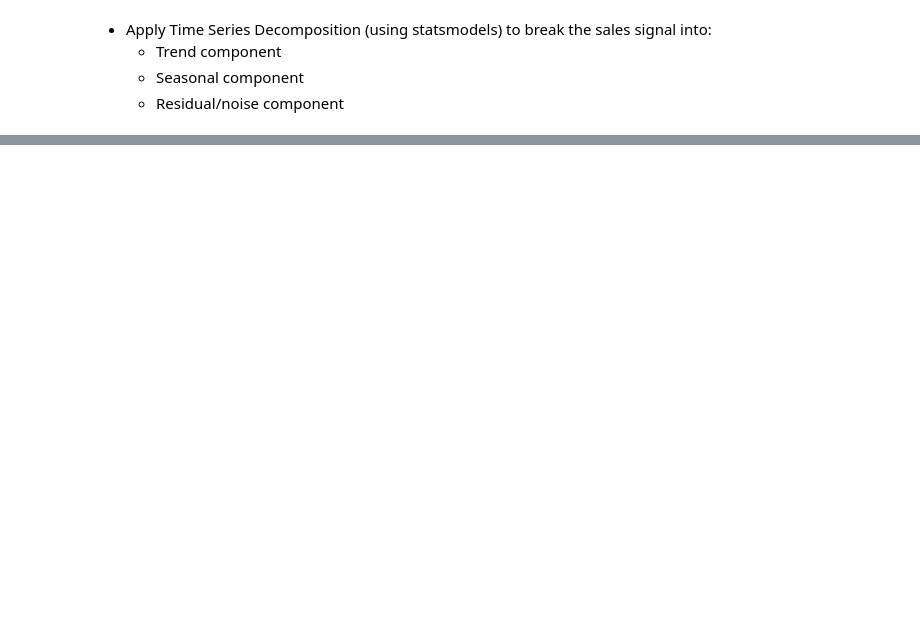
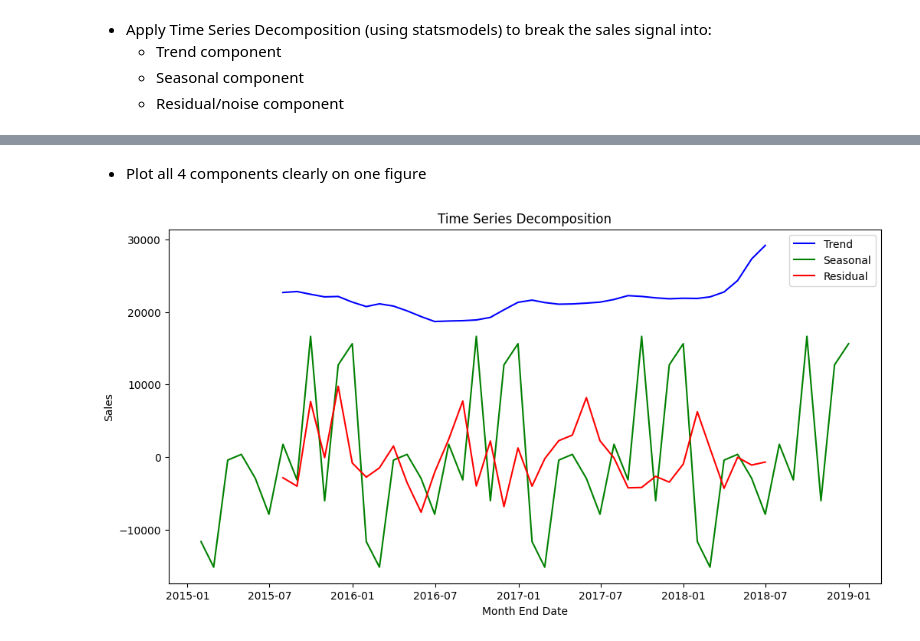
Before and after one commit to Optimus0205/Sales-Forecasting, a Jupyter notebook: analysis.ipynb, the cells around one changed output, grey strips where cells are left out. Cells and saved outputs as stored; diff of their text form; code cells hidden in the pictures; blank space fills up the shorter version.

Commit message:
SALES FORECASTING

```diff
--- a/analysis.ipynb
+++ b/analysis.ipynb
@@ -328,0 +349,15 @@ dtype: float64
+# %% [markdown]
+- Plot all 4 components clearly on one figure
+# %%
+# Line graph
+plt.figure(figsize=(12, 6))
+plt.plot(trend, label='Trend', color='blue')
+plt.plot(seasonal, label='Seasonal', color='green')
+plt.plot(residual, label='Residual', color='red')
+plt.xlabel('Month End Date')
+plt.ylabel('Sales')
+plt.title('Time Series Decomposition')
+plt.legend()
+plt.show()
+# %% [output]
+[figure, added]
```
Also changed, not shown: parts of 48 cells of this notebook.
